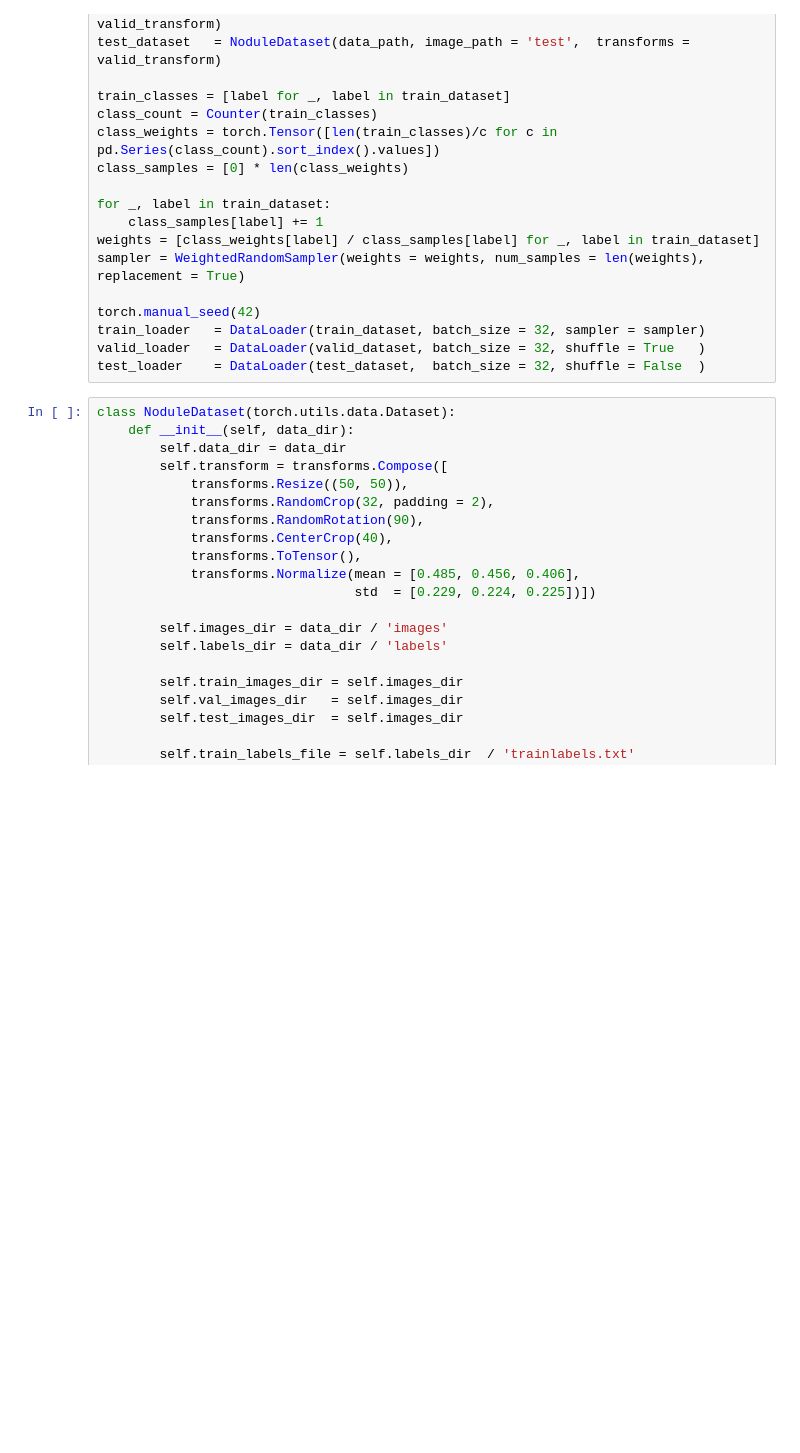
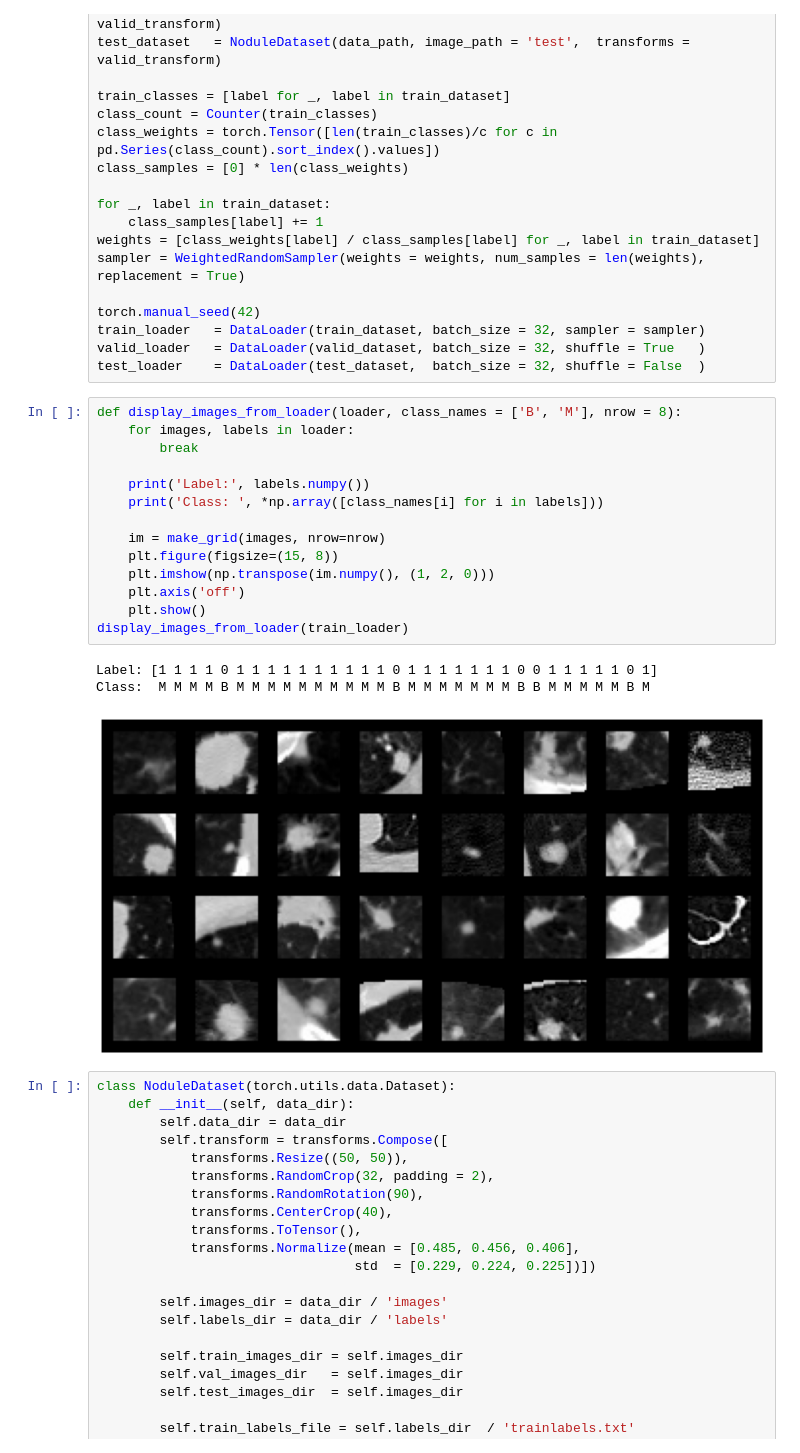
Before and after one commit to rrwabina/RADI605, a Jupyter notebook: 11 CNN Project/scripts/project.ipynb, the cells around one changed output. Saved outputs shown, nothing was run; the diff lists cells and outputs as text; blank space fills up the shorter version.

```diff
--- a/11 CNN Project/scripts/project.ipynb
+++ b/11 CNN Project/scripts/project.ipynb
@@ -125,6 +125,24 @@ torch.manual_seed(42)
 train_loader   = DataLoader(train_dataset, batch_size = 32, sampler = sampler)
 valid_loader   = DataLoader(valid_dataset, batch_size = 32, shuffle = True   )
 test_loader    = DataLoader(test_dataset,  batch_size = 32, shuffle = False  )
+# %%
+def display_images_from_loader(loader, class_names = ['B', 'M'], nrow = 8):
+    for images, labels in loader:
+        break
+
+    print('Label:', labels.numpy())
+    print('Class: ', *np.array([class_names[i] for i in labels]))
+
+    im = make_grid(images, nrow=nrow)
+    plt.figure(figsize=(15, 8))
+    plt.imshow(np.transpose(im.numpy(), (1, 2, 0)))
+    plt.axis('off')
+    plt.show()
+display_images_from_loader(train_loader)
+# %% [output]
+Label: [1 1 1 1 0 1 1 1 1 1 1 1 1 1 1 0 1 1 1 1 1 1 1 0 0 1 1 1 1 1 0 1]
+Class:  M M M M B M M M M M M M M M M B M M M M M M M B B M M M M M B M
+[figure, added]
 # %%
 class NoduleDataset(torch.utils.data.Dataset):
     def __init__(self, data_dir):
```
